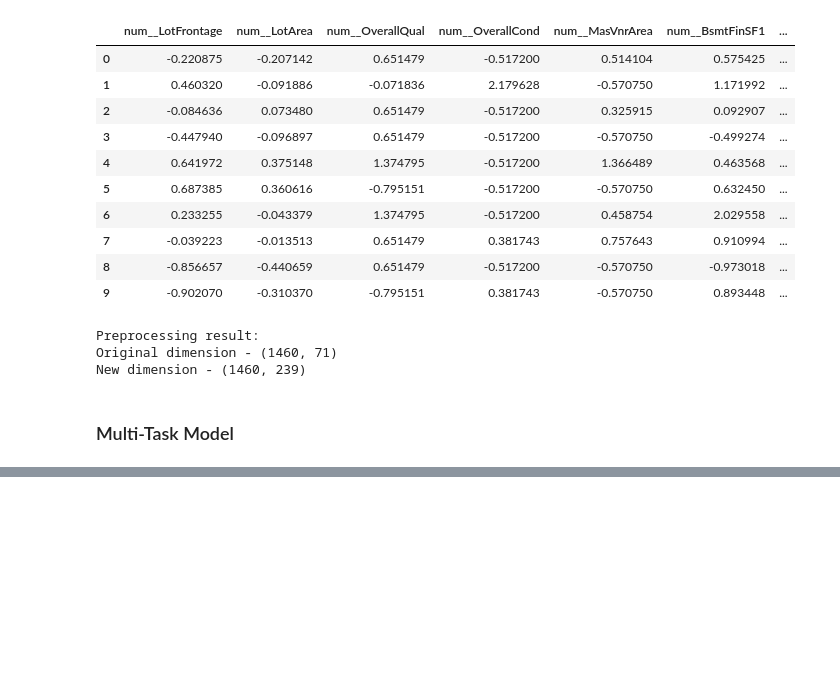
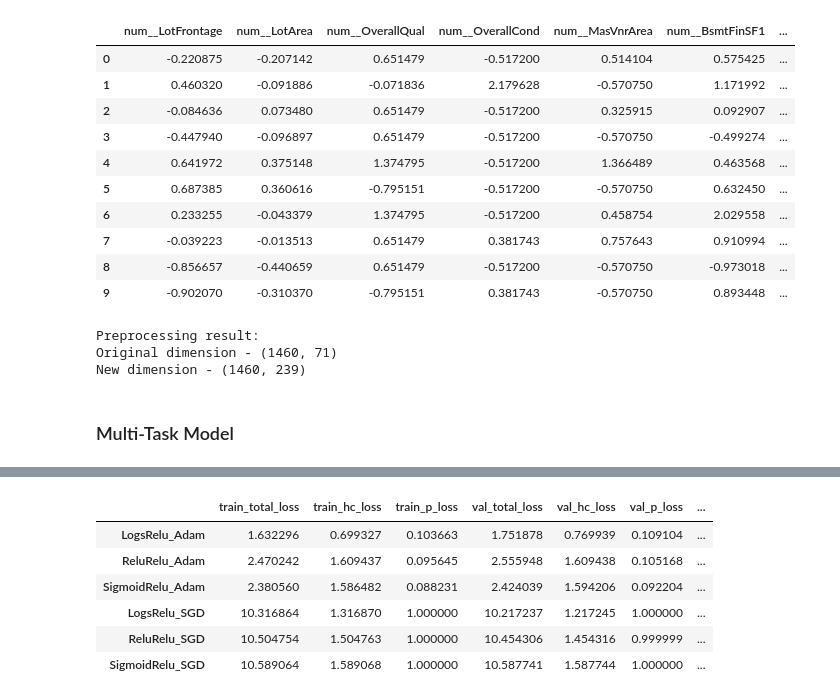
Before and after one commit to yingfangliang/house-price-multi-task-learning, a Jupyter notebook: house_prices_multi_task.ipynb, the cells around one changed output, grey strips where cells are left out. Cells and saved outputs as stored; diff of their text form; code cells hidden in the pictures; blank space fills up the shorter version.

Commit message:
added exp results

```diff
--- a/house_prices_multi_task.ipynb
+++ b/house_prices_multi_task.ipynb
@@ -1004,0 +1024,21 @@ trainer.test(model, test_loader)
+# %%
+EPOCH = 6
+
+exp_results =pd.DataFrame({"train_total_loss": [],
+                           "train_hc_loss":[],
+                           "train_p_loss":[],
+                           "val_total_loss": [],
+                           "val_hc_loss":[],
+                           "val_p_loss":[],
+                           "test_total_loss": [],
+                           "test_hc_loss":[],
+                           "test_p_loss":[]})
+
+for m in model.keys():
+    experiment = model[m]
+    trainer = pl.Trainer(max_epochs = EPOCH, callbacks = [PerformanceCallback()])
+    trainer.fit(experiment, train_loader, val_loader)
+
+    exp_result = trainer.logged_metrics | trainer.test(experiment, test_loader)[0]
+    exp_results.loc[m] = exp_result
+#trainer.callback_metrics["train_total_loss"]
@@ -1004,0 +1155,15 @@ trainer.test(model, test_loader)
+# %%
+def get_value(x):
+    return x if isinstance(x, float) else x.item()
+exp_results = exp_results.applymap(get_value)
+
+display(exp_results)
+exp_results.to_csv("save/exp_results_TSEED39_EPOCH6.csv", index = False)
+# %% [output]
+|  | train_total_loss | train_hc_loss | train_p_loss | val_total_loss | val_hc_loss | val_p_loss | ... |
+| LogsRelu_Adam | 1.632296 | 0.699327 | 0.103663 | 1.751878 | 0.769939 | 0.109104 | ... |
+| ReluRelu_Adam | 2.470242 | 1.609437 | 0.095645 | 2.555948 | 1.609438 | 0.105168 | ... |
+| SigmoidRelu_Adam | 2.380560 | 1.586482 | 0.088231 | 2.424039 | 1.594206 | 0.092204 | ... |
+| LogsRelu_SGD | 10.316864 | 1.316870 | 1.000000 | 10.217237 | 1.217245 | 1.000000 | ... |
+| ReluRelu_SGD | 10.504754 | 1.504763 | 1.000000 | 10.454306 | 1.454316 | 0.999999 | ... |
+| SigmoidRelu_SGD | 10.589064 | 1.589068 | 1.000000 | 10.587741 | 1.587744 | 1.000000 | ... |
```
Also changed, not shown: parts of 11 cells of this notebook.
